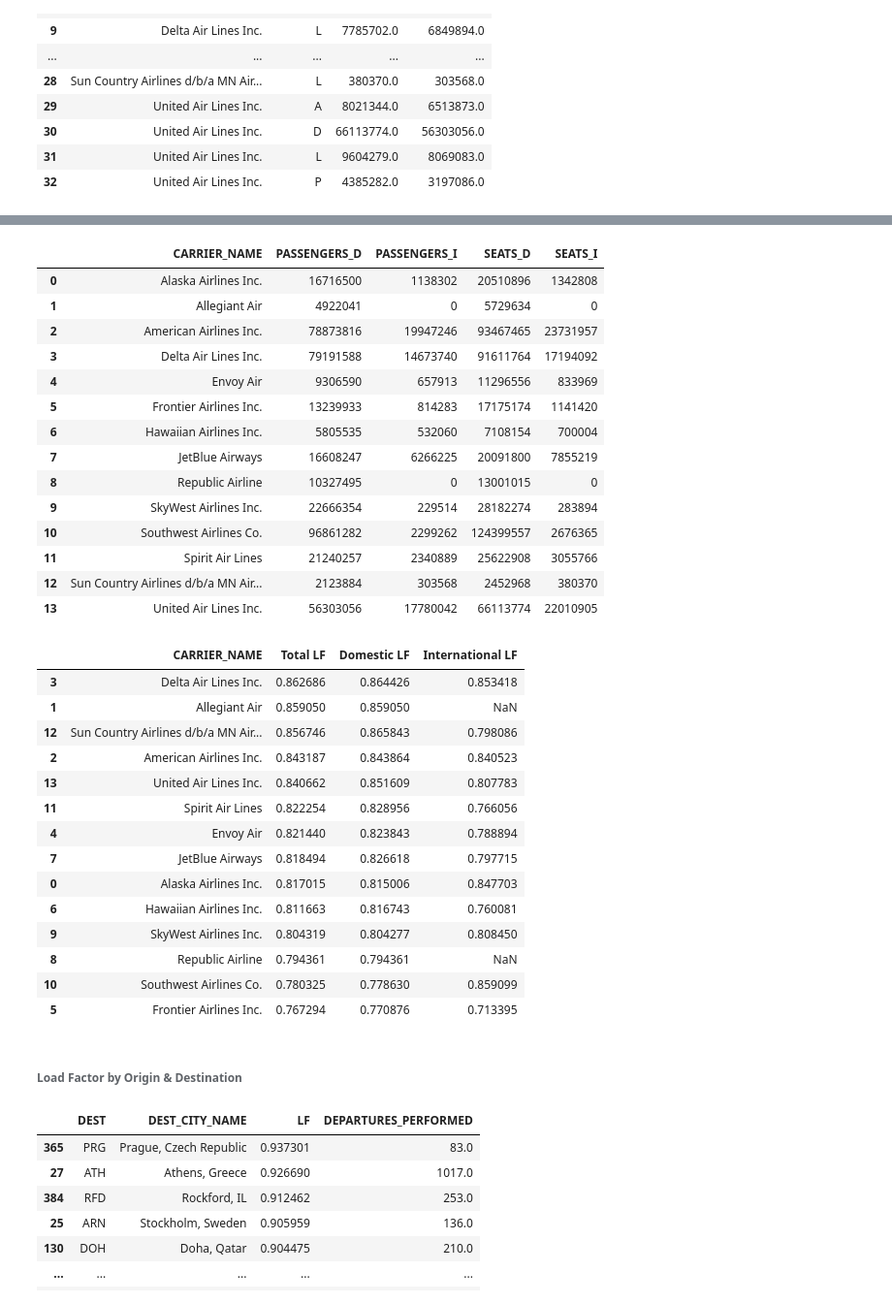
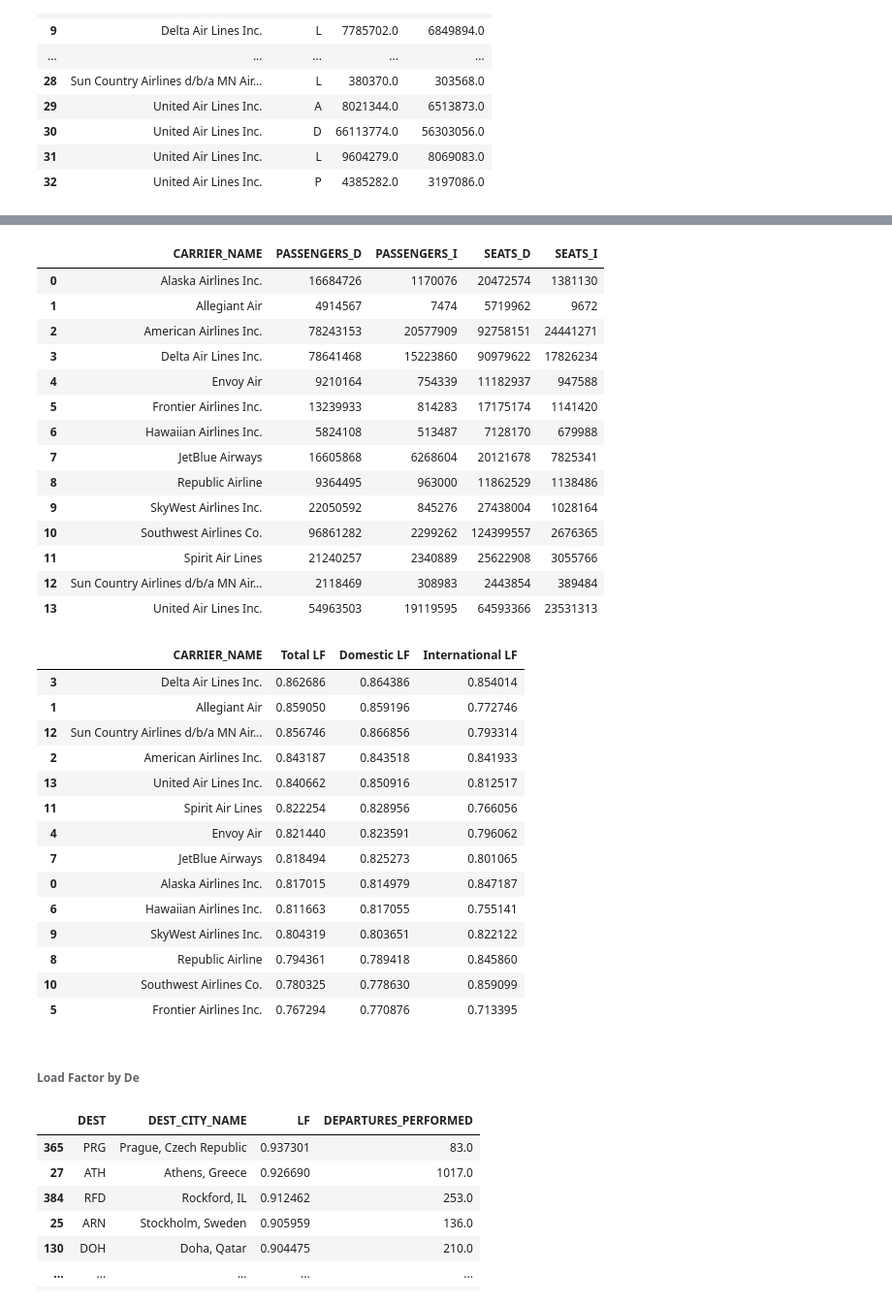
Before and after one commit to admacpherson/T-100-Aviation-Data, a Jupyter notebook: Load Factor Analysis.ipynb, the cells around one changed output, grey strips where cells are left out. Shown at 97% size. Saved outputs shown, nothing was run; the diff lists cells and outputs as text; code cells hidden in the pictures.

```diff
--- a/Load Factor Analysis.ipynb
+++ b/Load Factor Analysis.ipynb
@@ -113,9 +118,9 @@ mpf_abbrv.sort_values(by='LF', ascending=False)
 # %% [markdown]
 <h6>Best LF domestic routes</h6>
 # %%
-# Filter domestic routes
-mpf_dom_abbrv = major_passenger_flights[major_passenger_flights['REGION'] == 'D']
-# Select and order specified columns
-mpf_dom_abbrv = mpf_dom_abbrv.loc[:, ['ORIGIN', 'DEST', 'CARRIER_NAME', 'DEPARTURES_PERFORMED', 'SEATS', 'PASSENGERS', 'LF', 'DISTANCE']]
+# Select and order specified columns for domestic flights
+mpf_dom_abbrv = dom_flights.loc[:, ['ORIGIN', 'DEST', 'CARRIER_NAME', 'DEPARTURES_PERFORMED', 'SEATS', 'PASSENGERS', 'LF', 'DISTANCE']]
 # Sort individual carrier routes by load factor
 mpf_dom_abbrv.sort_values(by='LF', ascending=False)
+# Lamda function to categorize flights as domestic/international
+major_passenger_flights['DOMESTIC'] = major_passenger_flights.apply(lambda row: 'D' if row['ORIGIN_COUNTRY_NAME'] == 'United States' and row['DEST_COUNTRY_NAME'] == 'United States' else 'I', axis=1)
@@ -209,41 +198,38 @@ pivoted_regions
 | 12 | Sun Country Airlines d/b/a MN Air... | 0 | 2123884 | 303568 | 0 | 0 | 2452968 | 380370 | ... |
 | 13 | United Air Lines Inc. | 6513873 | 56303056 | 8069083 | 3197086 | 8021344 | 66113774 | 9604279 | ... |
 # %%
-# Lamda function to categorize flights as domestic/international
-major_passenger_flights['DOMESTIC'] = major_passenger_flights['REGION'].apply(lambda x: 'D' if x == 'D' else 'I')
-
 # Group by CARRIER_NAME and DOMESTIC, then sum SEATS and PASSENGERS
 seats_by_carrier = major_passenger_flights.groupby(['CARRIER_NAME', 'DOMESTIC']).agg({
     'SEATS': 'sum',
     'PASSENGERS': 'sum'
 }).reset_index()
 
 # Pivot to create separate columns for Domestic and International regions
 pivoted_ID_seats_pax = seats_by_carrier.pivot_table(index='CARRIER_NAME', columns='DOMESTIC', values=['SEATS', 'PASSENGERS'], fill_value=0)
 
 # Flatten the MultiIndex in columns and rename columns
 pivoted_ID_seats_pax.columns = [f'{metric}_{region}' for metric, region in pivoted_ID_seats_pax.columns]
 
 # Reset index to turn CARRIER_NAME back into a column
 pivoted_ID_seats_pax = pivoted_ID_seats_pax.reset_index()
 
 pivoted_ID_seats_pax
 # %% [output]
 |  | CARRIER_NAME | PASSENGERS_D | PASSENGERS_I | SEATS_D | SEATS_I |
-| 0 | Alaska Airlines Inc. | 16716500 | 1138302 | 20510896 | 1342808 |
-| 1 | Allegiant Air | 4922041 | 0 | 5729634 | 0 |
-| 2 | American Airlines Inc. | 78873816 | 19947246 | 93467465 | 23731957 |
-| 3 | Delta Air Lines Inc. | 79191588 | 14673740 | 91611764 | 17194092 |
-| 4 | Envoy Air | 9306590 | 657913 | 11296556 | 833969 |
+| 0 | Alaska Airlines Inc. | 16684726 | 1170076 | 20472574 | 1381130 |
+| 1 | Allegiant Air | 4914567 | 7474 | 5719962 | 9672 |
+| 2 | American Airlines Inc. | 78243153 | 20577909 | 92758151 | 24441271 |
+| 3 | Delta Air Lines Inc. | 78641468 | 15223860 | 90979622 | 17826234 |
+| 4 | Envoy Air | 9210164 | 754339 | 11182937 | 947588 |
 | 5 | Frontier Airlines Inc. | 13239933 | 814283 | 17175174 | 1141420 |
-| 6 | Hawaiian Airlines Inc. | 5805535 | 532060 | 7108154 | 700004 |
-| 7 | JetBlue Airways | 16608247 | 6266225 | 20091800 | 7855219 |
-| 8 | Republic Airline | 10327495 | 0 | 13001015 | 0 |
-| 9 | SkyWest Airlines Inc. | 22666354 | 229514 | 28182274 | 283894 |
+| 6 | Hawaiian Airlines Inc. | 5824108 | 513487 | 7128170 | 679988 |
+| 7 | JetBlue Airways | 16605868 | 6268604 | 20121678 | 7825341 |
+| 8 | Republic Airline | 9364495 | 963000 | 11862529 | 1138486 |
+| 9 | SkyWest Airlines Inc. | 22050592 | 845276 | 27438004 | 1028164 |
 | 10 | Southwest Airlines Co. | 96861282 | 2299262 | 124399557 | 2676365 |
 | 11 | Spirit Air Lines | 21240257 | 2340889 | 25622908 | 3055766 |
-| 12 | Sun Country Airlines d/b/a MN Air... | 2123884 | 303568 | 2452968 | 380370 |
-| 13 | United Air Lines Inc. | 56303056 | 17780042 | 66113774 | 22010905 |
+| 12 | Sun Country Airlines d/b/a MN Air... | 2118469 | 308983 | 2443854 | 389484 |
+| 13 | United Air Lines Inc. | 54963503 | 19119595 | 64593366 | 23531313 |
 # %%
 # Create LF_by_carrier data frame
 LF_by_carrier = pivoted_ID_seats_pax
@@ -257,22 +243,22 @@ LF_by_carrier = LF_by_carrier.loc[:, ['CARRIER_NAME', 'Total LF', 'Domestic LF',
 LF_by_carrier.sort_values(by='Total LF', ascending=False)
 # %% [output]
 |  | CARRIER_NAME | Total LF | Domestic LF | International LF |
-| 3 | Delta Air Lines Inc. | 0.862686 | 0.864426 | 0.853418 |
-| 1 | Allegiant Air | 0.859050 | 0.859050 | NaN |
-| 12 | Sun Country Airlines d/b/a MN Air... | 0.856746 | 0.865843 | 0.798086 |
-| 2 | American Airlines Inc. | 0.843187 | 0.843864 | 0.840523 |
-| 13 | United Air Lines Inc. | 0.840662 | 0.851609 | 0.807783 |
+| 3 | Delta Air Lines Inc. | 0.862686 | 0.864386 | 0.854014 |
+| 1 | Allegiant Air | 0.859050 | 0.859196 | 0.772746 |
+| 12 | Sun Country Airlines d/b/a MN Air... | 0.856746 | 0.866856 | 0.793314 |
+| 2 | American Airlines Inc. | 0.843187 | 0.843518 | 0.841933 |
+| 13 | United Air Lines Inc. | 0.840662 | 0.850916 | 0.812517 |
 | 11 | Spirit Air Lines | 0.822254 | 0.828956 | 0.766056 |
-| 4 | Envoy Air | 0.821440 | 0.823843 | 0.788894 |
-| 7 | JetBlue Airways | 0.818494 | 0.826618 | 0.797715 |
-| 0 | Alaska Airlines Inc. | 0.817015 | 0.815006 | 0.847703 |
-| 6 | Hawaiian Airlines Inc. | 0.811663 | 0.816743 | 0.760081 |
-| 9 | SkyWest Airlines Inc. | 0.804319 | 0.804277 | 0.808450 |
-| 8 | Republic Airline | 0.794361 | 0.794361 | NaN |
+| 4 | Envoy Air | 0.821440 | 0.823591 | 0.796062 |
+| 7 | JetBlue Airways | 0.818494 | 0.825273 | 0.801065 |
+| 0 | Alaska Airlines Inc. | 0.817015 | 0.814979 | 0.847187 |
+| 6 | Hawaiian Airlines Inc. | 0.811663 | 0.817055 | 0.755141 |
+| 9 | SkyWest Airlines Inc. | 0.804319 | 0.803651 | 0.822122 |
+| 8 | Republic Airline | 0.794361 | 0.789418 | 0.845860 |
 | 10 | Southwest Airlines Co. | 0.780325 | 0.778630 | 0.859099 |
 | 5 | Frontier Airlines Inc. | 0.767294 | 0.770876 | 0.713395 |
 # %% [markdown]
-<h6>Load Factor by Origin & Destination</h6>
+<h6>Load Factor by De</h6>
 # %%
 # Aggregate seats, pax, and departures by origin airport/city name
 flights_by_dest = major_passenger_flights.groupby(['DEST', 'DEST_CITY_NAME']).agg({
```
Also changed, not shown: parts of 8 cells of this notebook.
